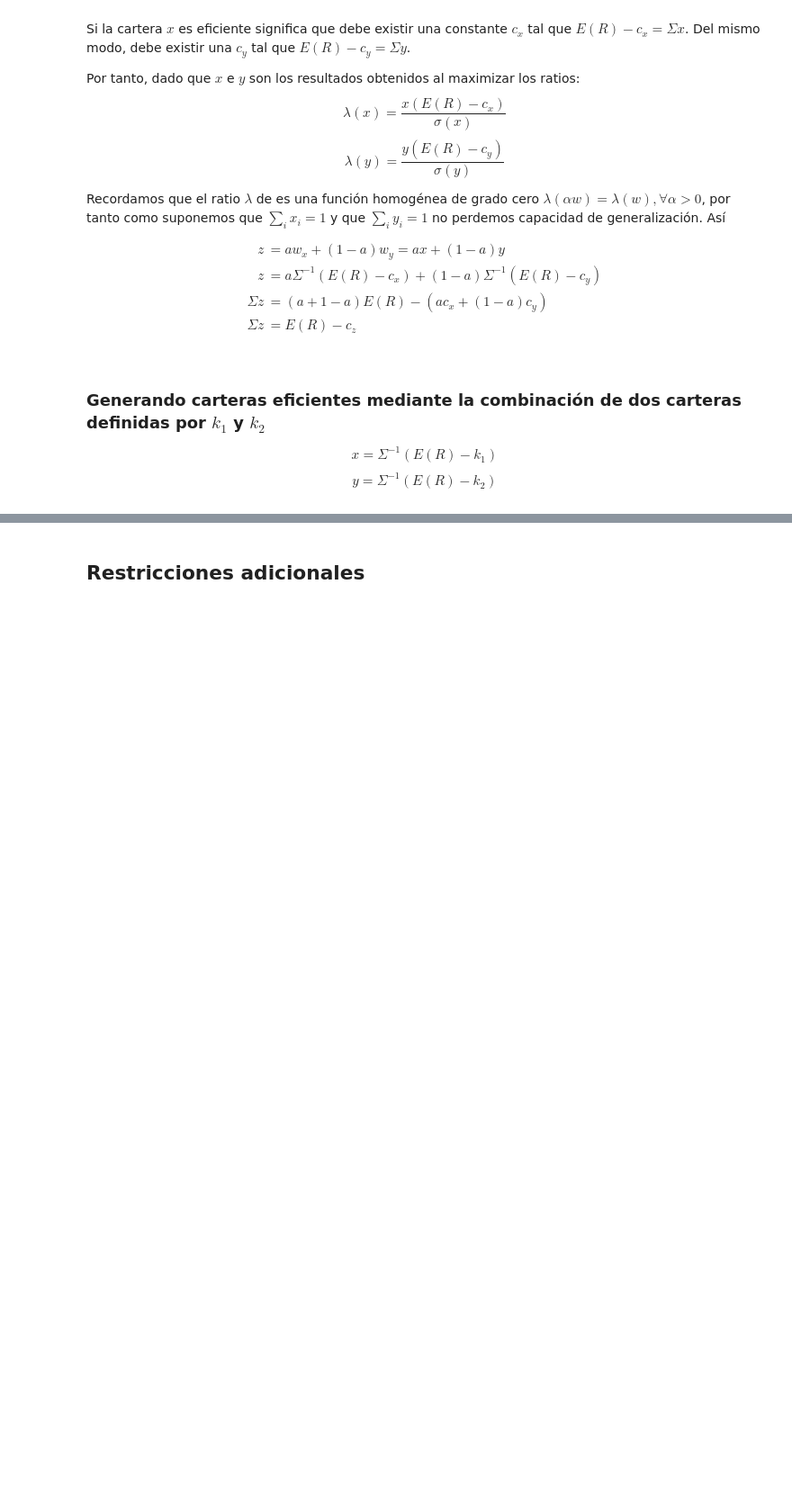
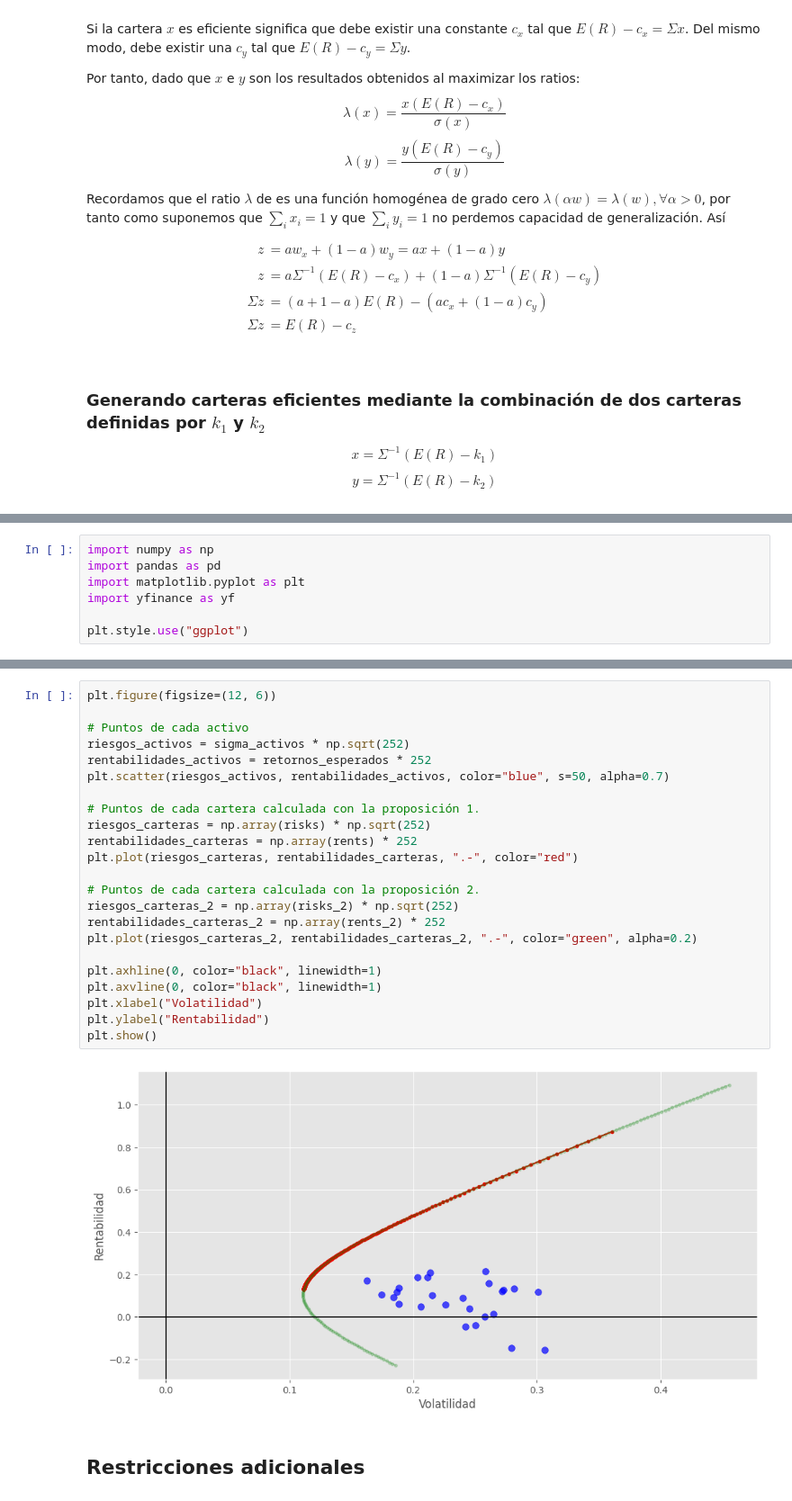
Before and after one commit to alfonso-santos/microcredencial-carteras-python, a Jupyter notebook: Tema_3_Markowitz/src/optimizacion-analitica.ipynb, the cells around one changed output, grey strips where cells are left out. Shown at 90% size. Cells and saved outputs as stored; diff of their text form; blank space fills up the shorter version.

```diff
--- a/Tema_3_Markowitz/src/optimizacion-analitica.ipynb
+++ b/Tema_3_Markowitz/src/optimizacion-analitica.ipynb
@@ -428,0 +360,7 @@ plt.show()
+# %%
+import numpy as np
+import pandas as pd
+import matplotlib.pyplot as plt
+import yfinance as yf
+
+plt.style.use("ggplot")
@@ -429,3 +474,28 @@ plt.show()
+# %%
+plt.figure(figsize=(12, 6))
+
+# Puntos de cada activo
+riesgos_activos = sigma_activos * np.sqrt(252)
+rentabilidades_activos = retornos_esperados * 252
+plt.scatter(riesgos_activos, rentabilidades_activos, color="blue", s=50, alpha=0.7)
+
+# Puntos de cada cartera calculada con la proposición 1.
+riesgos_carteras = np.array(risks) * np.sqrt(252)
+rentabilidades_carteras = np.array(rents) * 252
+plt.plot(riesgos_carteras, rentabilidades_carteras, ".-", color="red")
+
+# Puntos de cada cartera calculada con la proposición 2.
+riesgos_carteras_2 = np.array(risks_2) * np.sqrt(252)
+rentabilidades_carteras_2 = np.array(rents_2) * 252
+plt.plot(riesgos_carteras_2, rentabilidades_carteras_2, ".-", color="green", alpha=0.2)
+
+plt.axhline(0, color="black", linewidth=1)
+plt.axvline(0, color="black", linewidth=1)
+plt.xlabel("Volatilidad")
+plt.ylabel("Rentabilidad")
+plt.show()
+# %% [output]
+[figure, added]
 # %% [markdown]
 ## Restricciones adicionales
 # %% [markdown]
```
Also changed, not shown: parts of 13 cells of this notebook, 1 other file.
